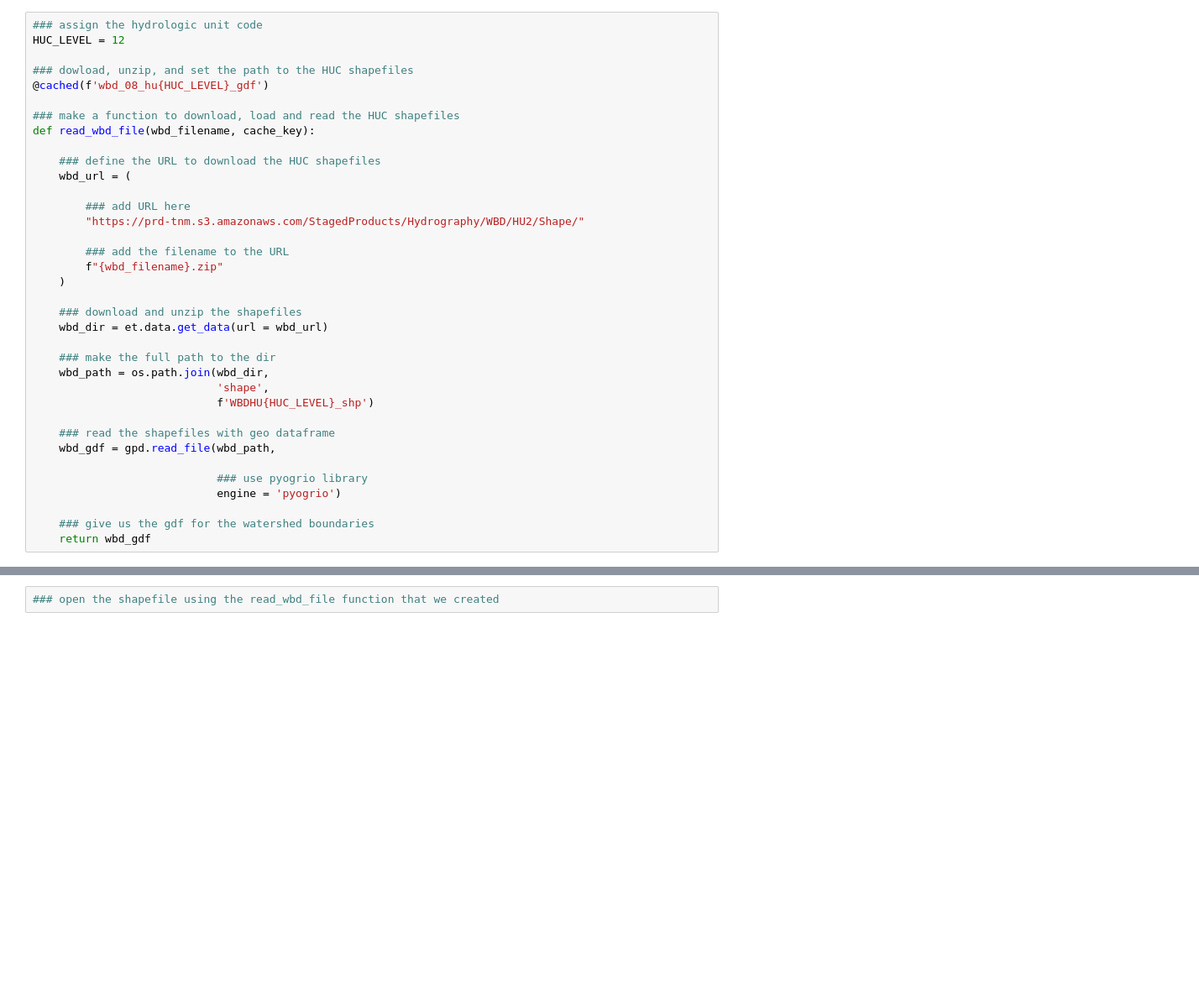
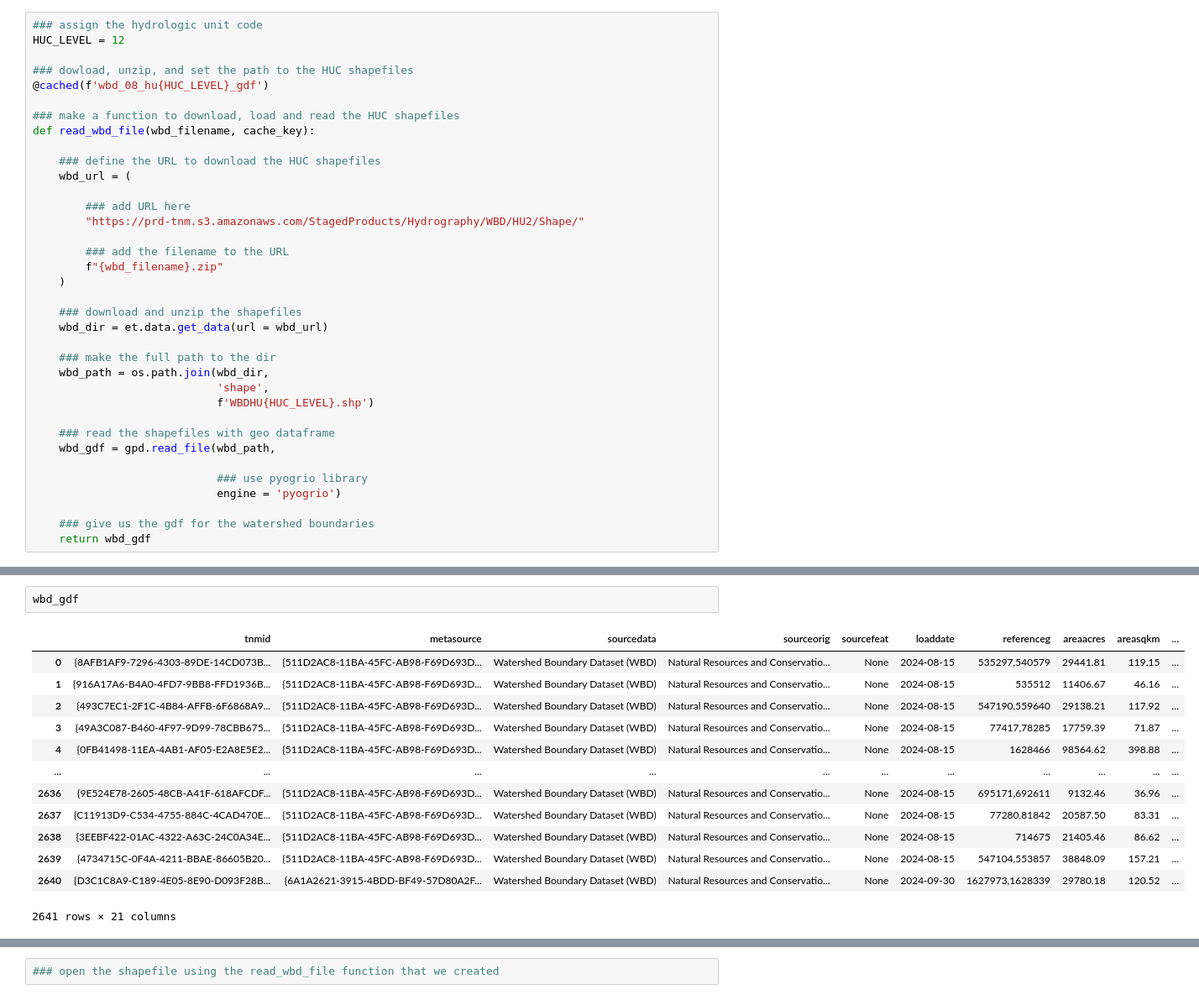
Before and after one commit to earthlab-education/spring-02-land-cover-clustering-ryme1295, a Jupyter notebook: clustering.ipynb, the cells around one changed output, grey strips where cells are left out. Shown at 84% size. Saved outputs shown, nothing was run; the diff lists cells and outputs as text; blank space fills up the shorter version.

```diff
--- a/clustering.ipynb
+++ b/clustering.ipynb
@@ -212,7 +242,7 @@ def read_wbd_file(wbd_filename, cache_key):
     ### make the full path to the dir
     wbd_path = os.path.join(wbd_dir,
                             'shape',
-                            f'WBDHU{HUC_LEVEL}_shp')
+                            f'WBDHU{HUC_LEVEL}.shp')
 
     ### read the shapefiles with geo dataframe
     wbd_gdf = gpd.read_file(wbd_path,
@@ -231,3 +259,19 @@ DataSourceError: /Users/ryanmethven/earth-analytics/data/earthpy-downloads/WBD_0
+# %%
+wbd_gdf
+# %% [output]
+|  | tnmid | metasource | sourcedata | sourceorig | sourcefeat | loaddate | referenceg | areaacres | areasqkm | ... |
+| 0 | {8AFB1AF9-7296-4303-89DE-14CD073B... | {511D2AC8-11BA-45FC-AB98-F69D693D... | Watershed Boundary Dataset (WBD) | Natural Resources and Conservatio... | None | 2024-08-15 | 535297,540579 | 29441.81 | 119.15 | ... |
+| 1 | {916A17A6-B4A0-4FD7-9BB8-FFD1936B... | {511D2AC8-11BA-45FC-AB98-F69D693D... | Watershed Boundary Dataset (WBD) | Natural Resources and Conservatio... | None | 2024-08-15 | 535512 | 11406.67 | 46.16 | ... |
+| 2 | {493C7EC1-2F1C-4B84-AFFB-6F6868A9... | {511D2AC8-11BA-45FC-AB98-F69D693D... | Watershed Boundary Dataset (WBD) | Natural Resources and Conservatio... | None | 2024-08-15 | 547190,559640 | 29138.21 | 117.92 | ... |
+| 3 | {49A3C087-B460-4F97-9D99-78CBB675... | {511D2AC8-11BA-45FC-AB98-F69D693D... | Watershed Boundary Dataset (WBD) | Natural Resources and Conservatio... | None | 2024-08-15 | 77417,78285 | 17759.39 | 71.87 | ... |
+| 4 | {0FB41498-11EA-4AB1-AF05-E2A8E5E2... | {511D2AC8-11BA-45FC-AB98-F69D693D... | Watershed Boundary Dataset (WBD) | Natural Resources and Conservatio... | None | 2024-08-15 | 1628466 | 98564.62 | 398.88 | ... |
+| ... | ... | ... | ... | ... | ... | ... | ... | ... | ... | ... |
+| 2636 | {9E524E78-2605-48CB-A41F-618AFCDF... | {511D2AC8-11BA-45FC-AB98-F69D693D... | Watershed Boundary Dataset (WBD) | Natural Resources and Conservatio... | None | 2024-08-15 | 695171,692611 | 9132.46 | 36.96 | ... |
+| 2637 | {C11913D9-C534-4755-884C-4CAD470E... | {511D2AC8-11BA-45FC-AB98-F69D693D... | Watershed Boundary Dataset (WBD) | Natural Resources and Conservatio... | None | 2024-08-15 | 77280,81842 | 20587.50 | 83.31 | ... |
+| 2638 | {3EEBF422-01AC-4322-A63C-24C0A34E... | {511D2AC8-11BA-45FC-AB98-F69D693D... | Watershed Boundary Dataset (WBD) | Natural Resources and Conservatio... | None | 2024-08-15 | 714675 | 21405.46 | 86.62 | ... |
+| 2639 | {4734715C-0F4A-4211-BBAE-86605B20... | {511D2AC8-11BA-45FC-AB98-F69D693D... | Watershed Boundary Dataset (WBD) | Natural Resources and Conservatio... | None | 2024-08-15 | 547104,553857 | 38848.09 | 157.21 | ... |
+| 2640 | {D3C1C8A9-C189-4E05-8E90-D093F28B... | {6A1A2621-3915-4BDD-BF49-57D80A2F... | Watershed Boundary Dataset (WBD) | Natural Resources and Conservatio... | None | 2024-09-30 | 1627973,1628339 | 29780.18 | 120.52 | ... |
+2641 rows × 21 columns
 # %%
 ### download, unzip, and read the shapefile, and use the caching decorator to store it:
 
```
Also changed, not shown: parts of 2 cells of this notebook.
